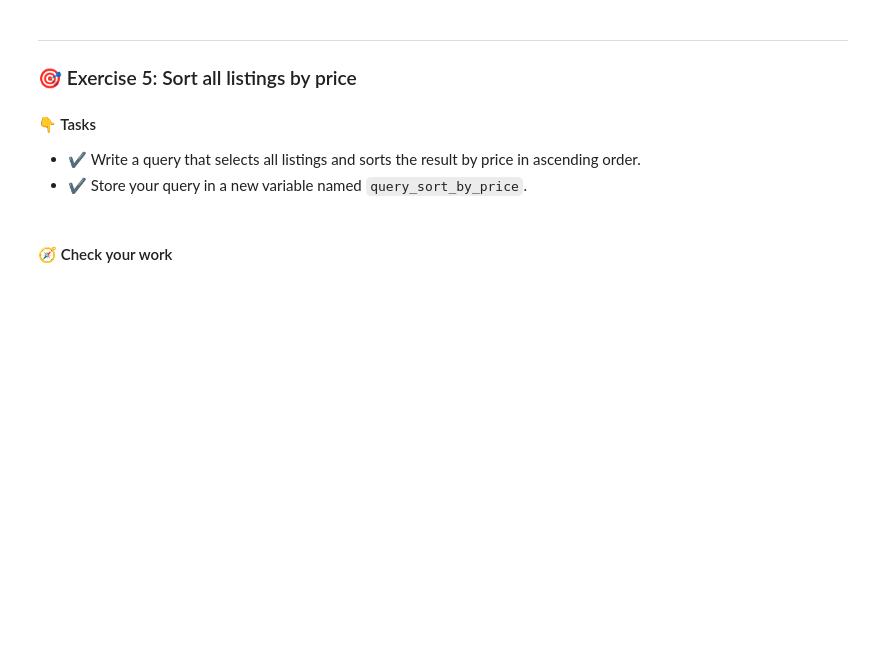
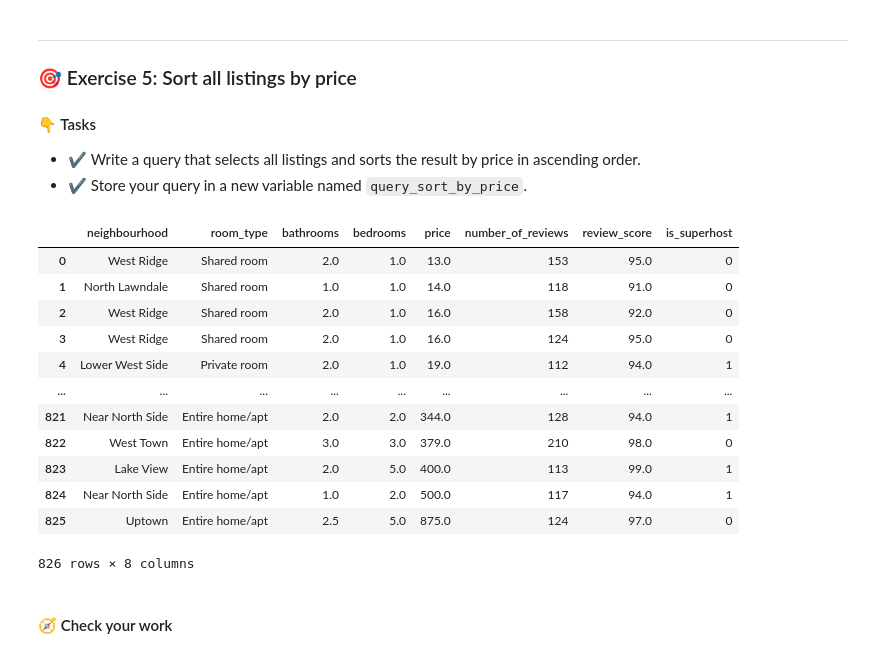
Before and after one commit to JordanBaker78/Data205_JordanBaker, a Jupyter notebook: DATA_205_CRUD_with_SQL.ipynb, the cells around one changed output. Drawn from its saved outputs; the diff is of its cells as text; code cells hidden in the pictures; blank space fills up the shorter version.

```diff
--- a/DATA_205_CRUD_with_SQL.ipynb
+++ b/DATA_205_CRUD_with_SQL.ipynb
@@ -388,19 +461,37 @@ conn.close()
 - ✔️ Store your query in a new variable named `query_sort_by_price`.
 # %%
 ### BEGIN SOLUTION
-
+query_sort_by_price = '''
+SELECT *
+FROM listings
+ORDER BY price ASC
+'''
 
 
 
 
 ### END SOLUTION
 
 conn = sqlite3.connect('airbnb.db')
 
 df_result = pd.read_sql_query(query_sort_by_price, con=conn)
 display(df_result)
 
 conn.close()
+# %% [output]
+|  | neighbourhood | room_type | bathrooms | bedrooms | price | number_of_reviews | review_score | is_superhost |
+| 0 | West Ridge | Shared room | 2.0 | 1.0 | 13.0 | 153 | 95.0 | 0 |
+| 1 | North Lawndale | Shared room | 1.0 | 1.0 | 14.0 | 118 | 91.0 | 0 |
+| 2 | West Ridge | Shared room | 2.0 | 1.0 | 16.0 | 158 | 92.0 | 0 |
+| 3 | West Ridge | Shared room | 2.0 | 1.0 | 16.0 | 124 | 95.0 | 0 |
+| 4 | Lower West Side | Private room | 2.0 | 1.0 | 19.0 | 112 | 94.0 | 1 |
+| ... | ... | ... | ... | ... | ... | ... | ... | ... |
+| 821 | Near North Side | Entire home/apt | 2.0 | 2.0 | 344.0 | 128 | 94.0 | 1 |
+| 822 | West Town | Entire home/apt | 3.0 | 3.0 | 379.0 | 210 | 98.0 | 0 |
+| 823 | Lake View | Entire home/apt | 2.0 | 5.0 | 400.0 | 113 | 99.0 | 1 |
+| 824 | Near North Side | Entire home/apt | 1.0 | 2.0 | 500.0 | 117 | 94.0 | 1 |
+| 825 | Uptown | Entire home/apt | 2.5 | 5.0 | 875.0 | 124 | 97.0 | 0 |
+826 rows × 8 columns
 # %% [markdown]
 #### 🧭 Check your work
 # %%
```
Also changed, not shown: parts of 13 cells of this notebook.
